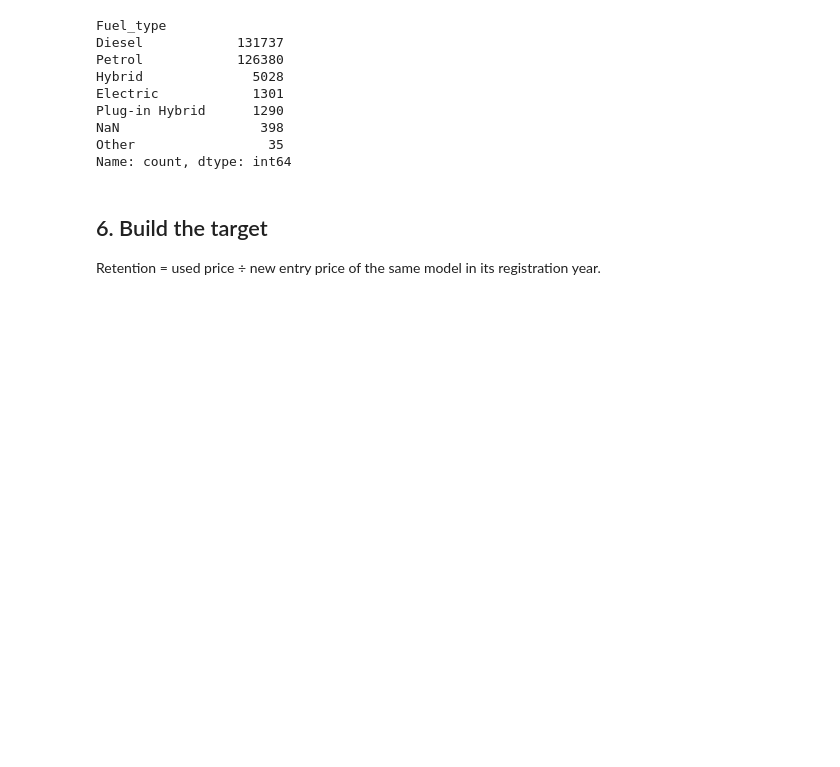
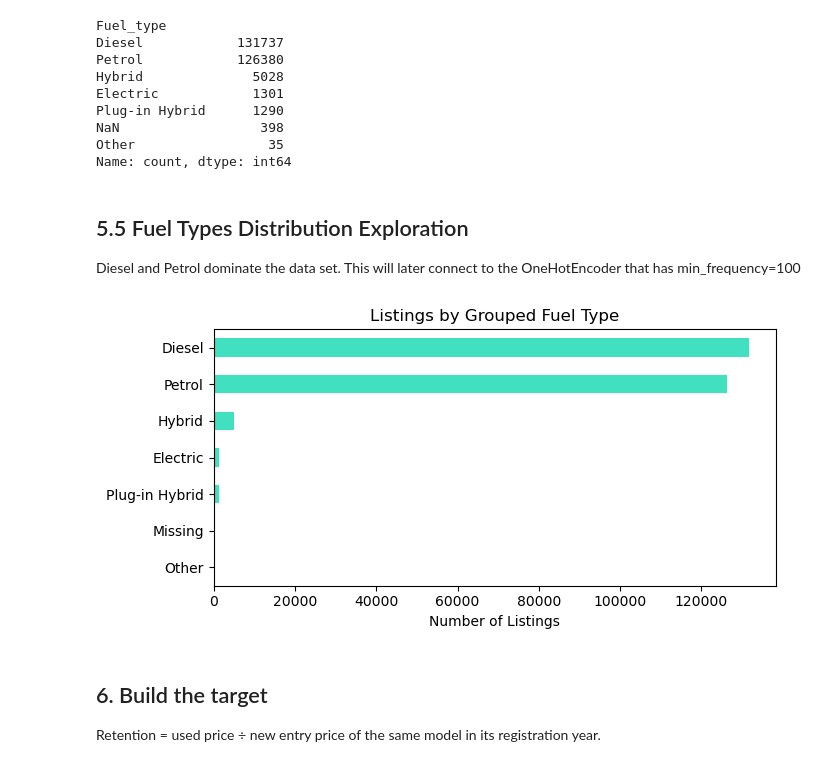
Before and after one commit to benparrack/ml-final-proj, a Jupyter notebook: notebooks/Data_Cleaning.ipynb, the cells around one changed output. Saved outputs shown, nothing was run; the diff lists cells and outputs as text; code cells hidden in the pictures; blank space fills up the shorter version.

Commit message:
added exploration visuals to the Data cleaning file

```diff
--- a/notebooks/Data_Cleaning.ipynb
+++ b/notebooks/Data_Cleaning.ipynb
@@ -99,6 +99,23 @@ Plug-in Hybrid      1290
 NaN                  398
 Other                 35
 Name: count, dtype: int64
+# %% [markdown]
+## 5.5 Fuel Types Distribution Exploration
+Diesel and Petrol dominate the data set. This will later connect to the OneHotEncoder that has min_frequency=100
+# %%
+import matplotlib.pyplot as plt
+
+fuel_counts = ad["Fuel_type"].fillna("Missing").value_counts()
+
+fig, ax = plt.subplots(figsize=(7, 3.5))
+fuel_counts.sort_values().plot(kind="barh", ax=ax, color="#40E0C0")
+ax.set_title("Listings by Grouped Fuel Type")
+ax.set_xlabel("Number of Listings")
+ax.set_ylabel("")
+plt.tight_layout()
+plt.show()
+# %% [output]
+[figure, added]
 # %% [markdown]
 ## 6. Build the target
 Retention = used price ÷ new entry price of the same model in its registration year.
```
Also changed, not shown: parts of 9 cells of this notebook, 8 other files.
